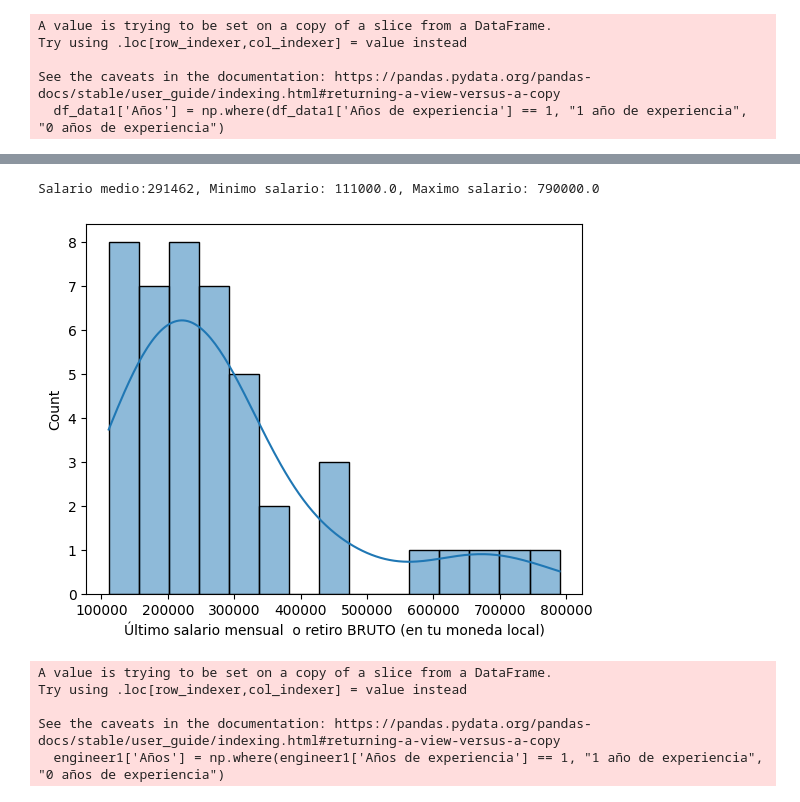
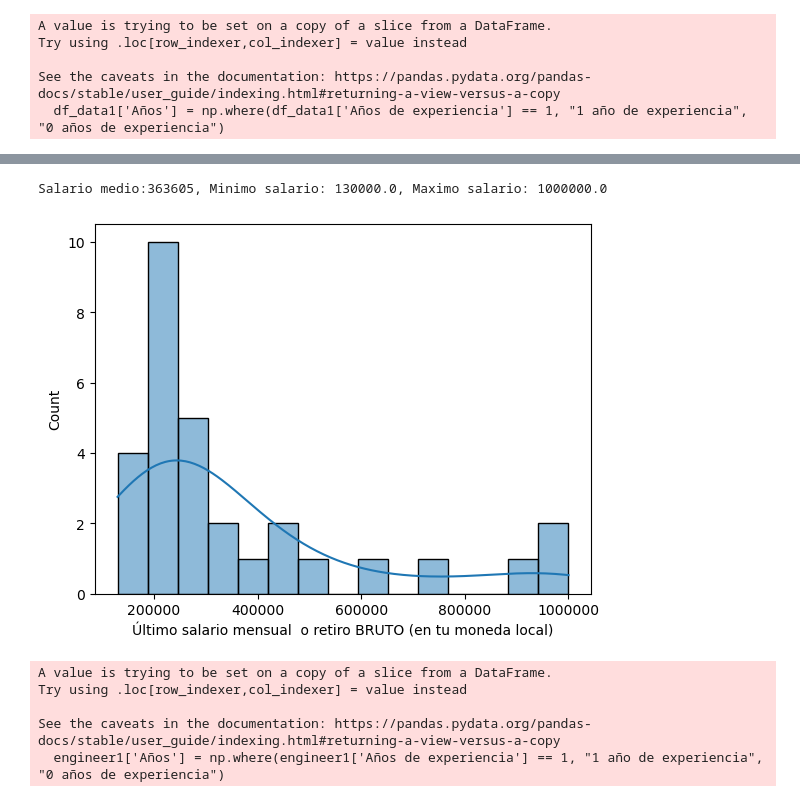
Before and after one commit to MauMN/python-projects, a Jupyter notebook: Sysarmy/Sysarmy analysis.ipynb, the cells around one changed output, grey strips where cells are left out. Cells and saved outputs as stored; diff of their text form; code cells hidden in the pictures.

```diff
--- a/Sysarmy/Sysarmy analysis.ipynb
+++ b/Sysarmy/Sysarmy analysis.ipynb
@@ -5,7 +5,7 @@ import numpy as np
 
 CUR_DIR = Path('__file__').resolve().parent
 
-dataframe = pd.read_csv(f'{CUR_DIR}/Sysarmy.csv', encoding='utf-8', delimiter=';')
+dataframe = pd.read_csv(f'{CUR_DIR}/Sysarmy.csv', encoding='latin-1', delimiter=';')
 # %%
 df_caba = dataframe[dataframe['Dónde estás trabajando']=='Ciudad Autónoma de Buenos Aires']
 df_caba.head()
@@ -188,3 +172,3 @@ salario = reformat_salary_column(engineer1['Último salario mensual  o retiro BR
 # %%
-engineer1['Último salario mensual  o retiro BRUTO (en tu moneda local)'] = salario
-engineer1['Último salario mensual  o retiro BRUTO (en tu moneda local)']
+# engineer1['Último salario mensual  o retiro BRUTO (en tu moneda local)'] = salario
+# engineer1['Último salario mensual  o retiro BRUTO (en tu moneda local)']
@@ -214,11 +175,11 @@ Name: Último salario mensual  o retiro BRUTO (en tu moneda local), dtype: float
 # %%
 sns.histplot(data=engineer1, x="Último salario mensual  o retiro BRUTO (en tu moneda local)", bins=15, kde=True)
-
+plt.ticklabel_format(style='plain', axis='x',useOffset=False)
 
 print(f'Salario medio:{int(np.nanmean(salario))}, Minimo salario: {np.nanmin(salario)}, Maximo salario: {np.nanmax(salario)}')
 # %% [output]
-Salario medio:291462, Minimo salario: 111000.0, Maximo salario: 790000.0
+Salario medio:363605, Minimo salario: 130000.0, Maximo salario: 1000000.0
-[figure, old version]
+[figure, new version]
 # %%
 engineer1['Años'] = np.where(engineer1['Años de experiencia'] == 1, "1 año de experiencia", "0 años de experiencia")
 # %% [output]
```
Also changed, not shown: parts of 27 cells of this notebook.
